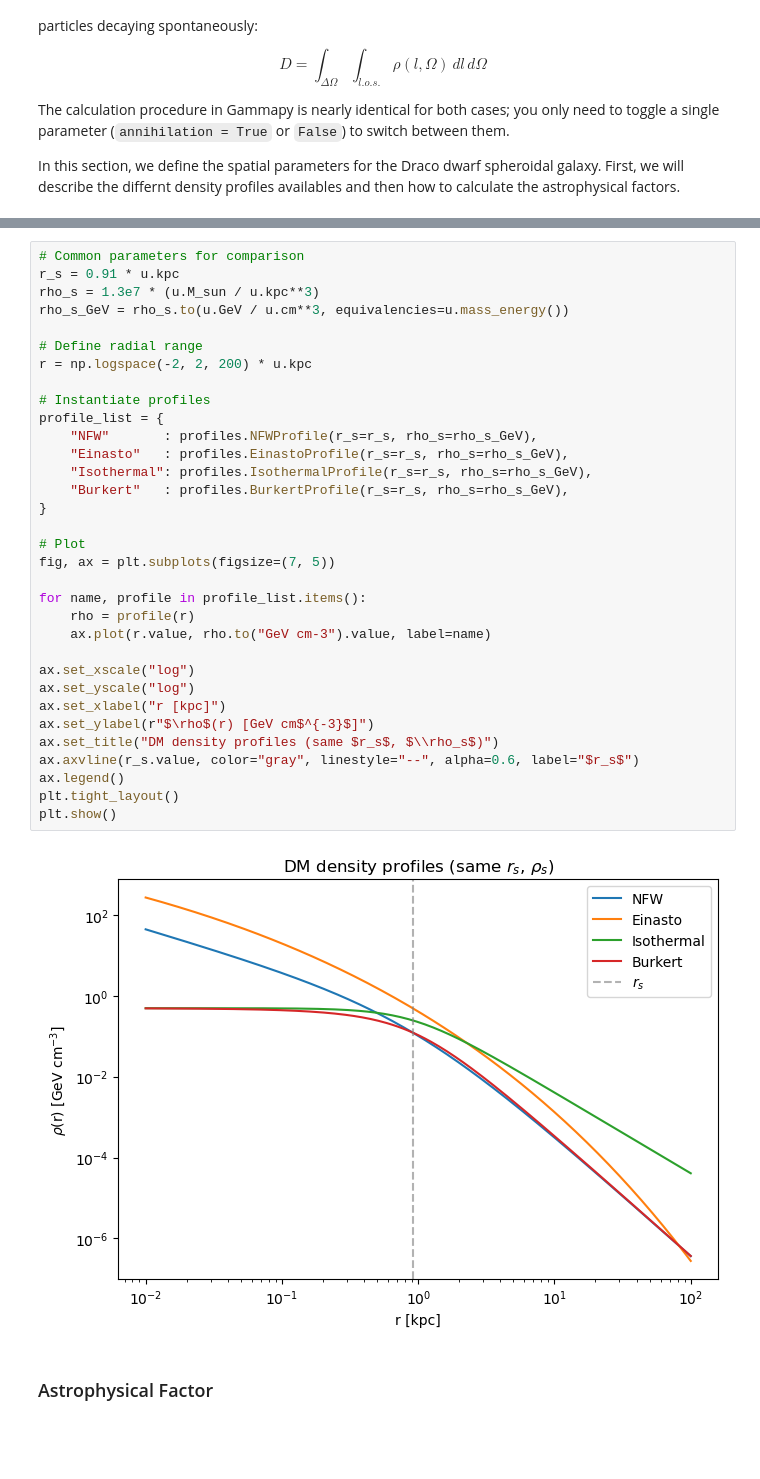
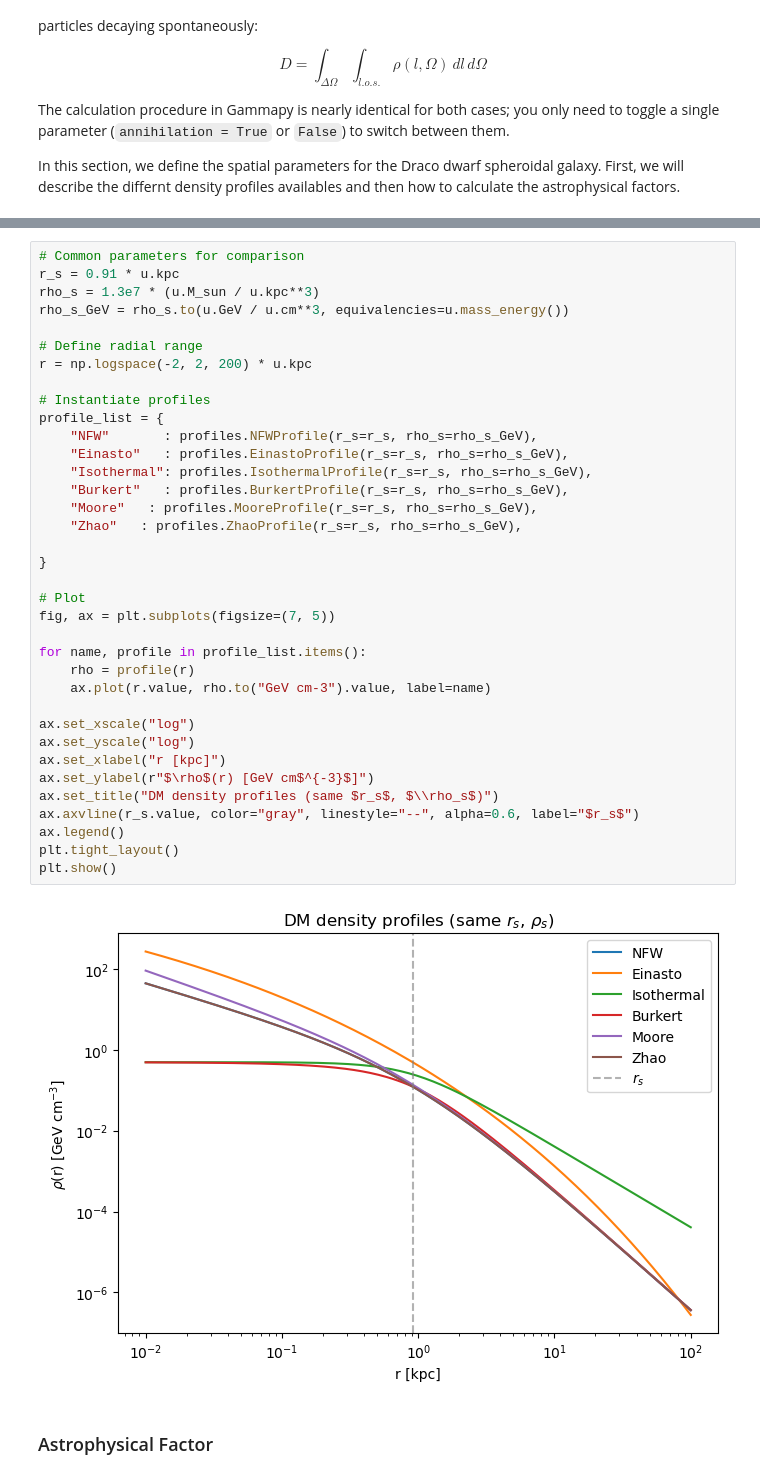
Before and after one commit to alexcervino/Dark-Matter-Tutorials-Gammapy, a Jupyter notebook: tutorial_basics.ipynb, the cells around one changed output, grey strips where cells are left out. Drawn from its saved outputs; the diff is of its cells as text; blank space fills up the shorter version.

```diff
--- a/tutorial_basics.ipynb
+++ b/tutorial_basics.ipynb
@@ -99,34 +95,37 @@ rho_s = 1.3e7 * (u.M_sun / u.kpc**3)
 rho_s_GeV = rho_s.to(u.GeV / u.cm**3, equivalencies=u.mass_energy())
 
 # Define radial range
 r = np.logspace(-2, 2, 200) * u.kpc
 
 # Instantiate profiles
 profile_list = {
     "NFW"       : profiles.NFWProfile(r_s=r_s, rho_s=rho_s_GeV),
     "Einasto"   : profiles.EinastoProfile(r_s=r_s, rho_s=rho_s_GeV),
     "Isothermal": profiles.IsothermalProfile(r_s=r_s, rho_s=rho_s_GeV),
     "Burkert"   : profiles.BurkertProfile(r_s=r_s, rho_s=rho_s_GeV),
+    "Moore"   : profiles.MooreProfile(r_s=r_s, rho_s=rho_s_GeV),
+    "Zhao"   : profiles.ZhaoProfile(r_s=r_s, rho_s=rho_s_GeV),
+
 }
 
 # Plot
 fig, ax = plt.subplots(figsize=(7, 5))
 
 for name, profile in profile_list.items():
     rho = profile(r)
     ax.plot(r.value, rho.to("GeV cm-3").value, label=name)
 
 ax.set_xscale("log")
 ax.set_yscale("log")
 ax.set_xlabel("r [kpc]")
 ax.set_ylabel(r"$\rho$(r) [GeV cm$^{-3}$]")
 ax.set_title("DM density profiles (same $r_s$, $\\rho_s$)")
 ax.axvline(r_s.value, color="gray", linestyle="--", alpha=0.6, label="$r_s$")
 ax.legend()
 plt.tight_layout()
 plt.show()
 # %% [output]
-[figure, old version]
+[figure, new version]
 # %% [markdown]
 ### Astrophysical Factor
 # %% [markdown]
```
Also changed, not shown: parts of 11 cells of this notebook.
